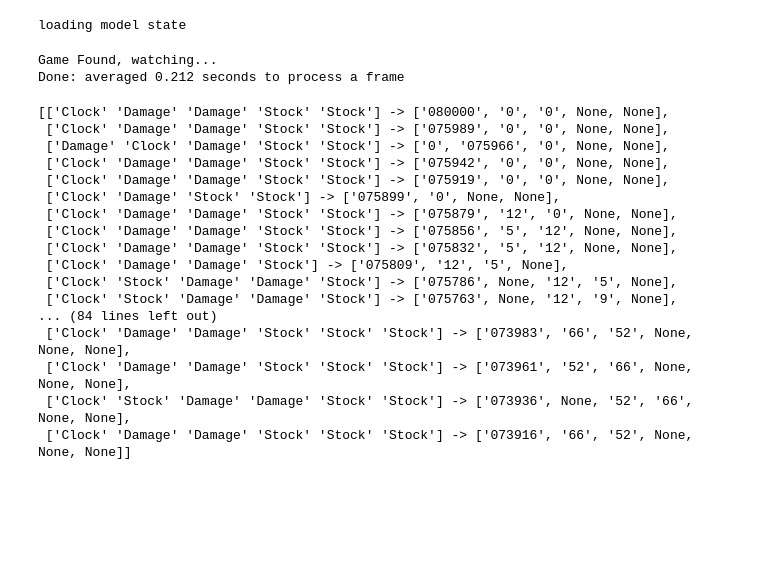
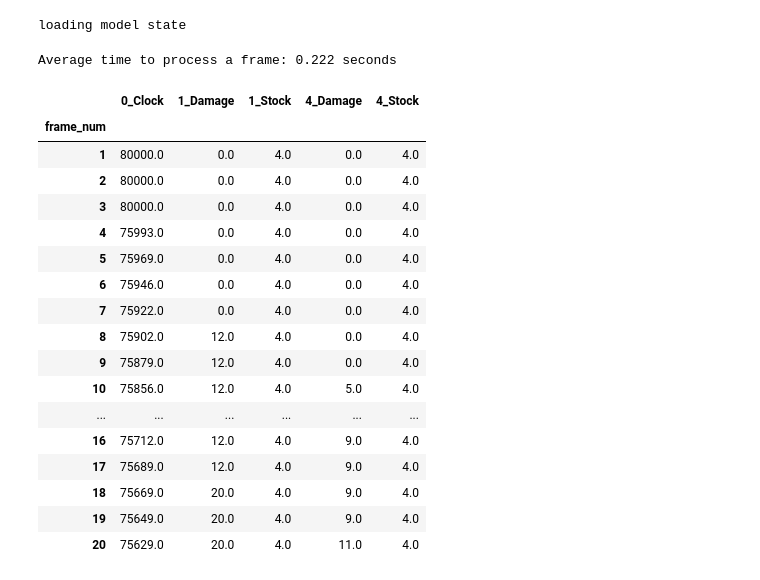
Before and after one commit to brianfunk3/melee_analytics_platform, a Jupyter notebook: 04_melee_testing.ipynb, the cells around one changed output. Cells and saved outputs as stored; diff of their text form; code cells hidden in the pictures; blank space fills up the shorter version.

Commit message:
fix: cleaning/updating match processing

```diff
--- a/04_melee_testing.ipynb
+++ b/04_melee_testing.ipynb
@@ -4,6 +6,3 @@ from melee_analytics_platform.melee_stuff.melee_watcher import MeleeWatcher
 # %%
-# make a youtube streamer
-yt = YouTubeStreamer('uMAvZDtWTMA')
-
-#check it works
-yt.get_img()
+# make a YouTube streamer
+yt = YouTubeStreamer('uMAvZDtWTMA', headless=True)
@@ -12,30 +9,28 @@ yt.get_img()
-# %%
-# make a melee watcher
-mw = MeleeWatcher('melee_tracker', '20240105_184207', yt)
-# %% [output]
-loading model state
-# %%
-mw.watch()
-# %% [output]
-Game Found, watching...
-Done: averaged 0.212 seconds to process a frame
-# %%
-mw.meleeframes
-# %% [output]
-[['Clock' 'Damage' 'Damage' 'Stock' 'Stock'] -> ['080000', '0', '0', None, None],
- ['Clock' 'Damage' 'Damage' 'Stock' 'Stock'] -> ['075989', '0', '0', None, None],
- ['Damage' 'Clock' 'Damage' 'Stock' 'Stock'] -> ['0', '075966', '0', None, None],
- ['Clock' 'Damage' 'Damage' 'Stock' 'Stock'] -> ['075942', '0', '0', None, None],
- ['Clock' 'Damage' 'Damage' 'Stock' 'Stock'] -> ['075919', '0', '0', None, None],
- ['Clock' 'Damage' 'Stock' 'Stock'] -> ['075899', '0', None, None],
- ['Clock' 'Damage' 'Damage' 'Stock' 'Stock'] -> ['075879', '12', '0', None, None],
- ['Clock' 'Damage' 'Damage' 'Stock' 'Stock'] -> ['075856', '5', '12', None, None],
- ['Clock' 'Damage' 'Damage' 'Stock' 'Stock'] -> ['075832', '5', '12', None, None],
- ['Clock' 'Damage' 'Damage' 'Stock'] -> ['075809', '12', '5', None],
- ['Clock' 'Stock' 'Damage' 'Damage' 'Stock'] -> ['075786', None, '12', '5', None],
- ['Clock' 'Stock' 'Damage' 'Damage' 'Stock'] -> ['075763', None, '12', '9', None],
-... (84 lines left out)
- ['Clock' 'Damage' 'Damage' 'Stock' 'Stock' 'Stock'] -> ['073983', '66', '52', None, None, None],
- ['Clock' 'Damage' 'Damage' 'Stock' 'Stock' 'Stock'] -> ['073961', '52', '66', None, None, None],
- ['Clock' 'Stock' 'Damage' 'Damage' 'Stock' 'Stock'] -> ['073936', None, '52', '66', None, None],
- ['Clock' 'Damage' 'Damage' 'Stock' 'Stock' 'Stock'] -> ['073916', '66', '52', None, None, None]]
+# %%
+# pop that into a melee catcher
+mc = MeleeCatcher('20240105_184207', yt, frame_limit=4000)
+# %% [output]
+loading model state
+# %%
+df = mc.watch()
+df.head(20)
+# %% [output]
+Average time to process a frame: 0.222 seconds
+|  | 0_Clock | 1_Damage | 1_Stock | 4_Damage | 4_Stock |
+| frame_num |  |  |  |  |  |
+| 1 | 80000.0 | 0.0 | 4.0 | 0.0 | 4.0 |
+| 2 | 80000.0 | 0.0 | 4.0 | 0.0 | 4.0 |
+| 3 | 80000.0 | 0.0 | 4.0 | 0.0 | 4.0 |
+| 4 | 75993.0 | 0.0 | 4.0 | 0.0 | 4.0 |
+| 5 | 75969.0 | 0.0 | 4.0 | 0.0 | 4.0 |
+| 6 | 75946.0 | 0.0 | 4.0 | 0.0 | 4.0 |
+| 7 | 75922.0 | 0.0 | 4.0 | 0.0 | 4.0 |
+| 8 | 75902.0 | 12.0 | 4.0 | 0.0 | 4.0 |
+| 9 | 75879.0 | 12.0 | 4.0 | 0.0 | 4.0 |
+| 10 | 75856.0 | 12.0 | 4.0 | 5.0 | 4.0 |
+| ... | ... | ... | ... | ... | ... |
+| 16 | 75712.0 | 12.0 | 4.0 | 9.0 | 4.0 |
+| 17 | 75689.0 | 12.0 | 4.0 | 9.0 | 4.0 |
+| 18 | 75669.0 | 20.0 | 4.0 | 9.0 | 4.0 |
+| 19 | 75649.0 | 20.0 | 4.0 | 9.0 | 4.0 |
+| 20 | 75629.0 | 20.0 | 4.0 | 11.0 | 4.0 |
```
Also changed, not shown: parts of 3 cells of this notebook, 9 other files.
